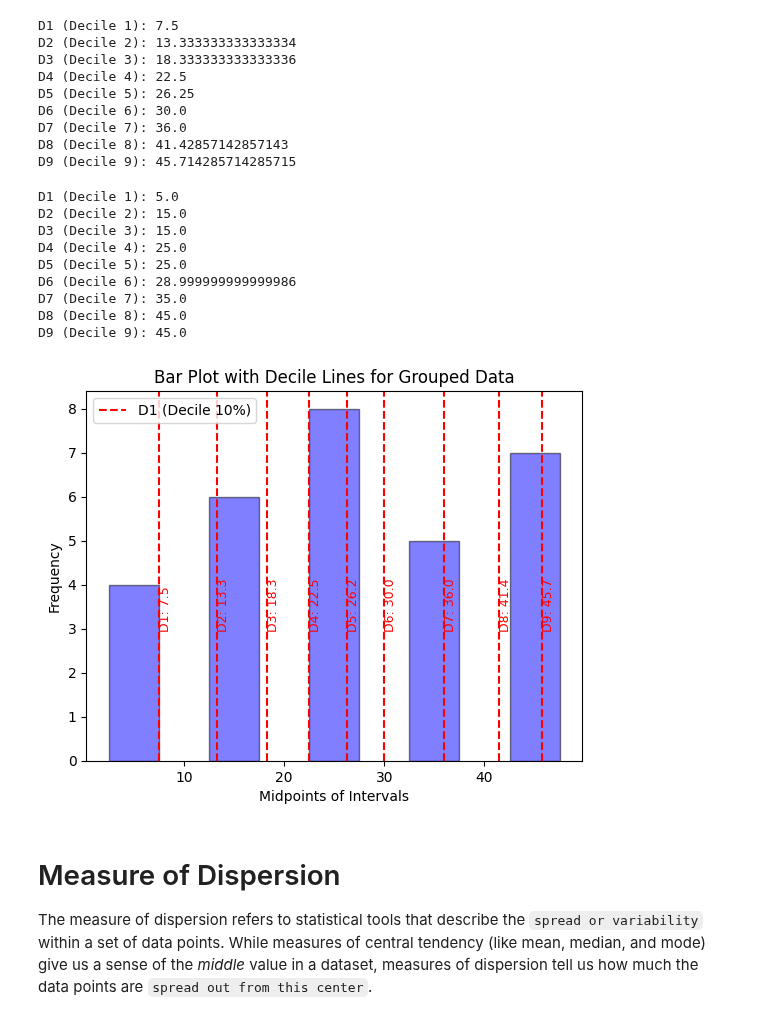
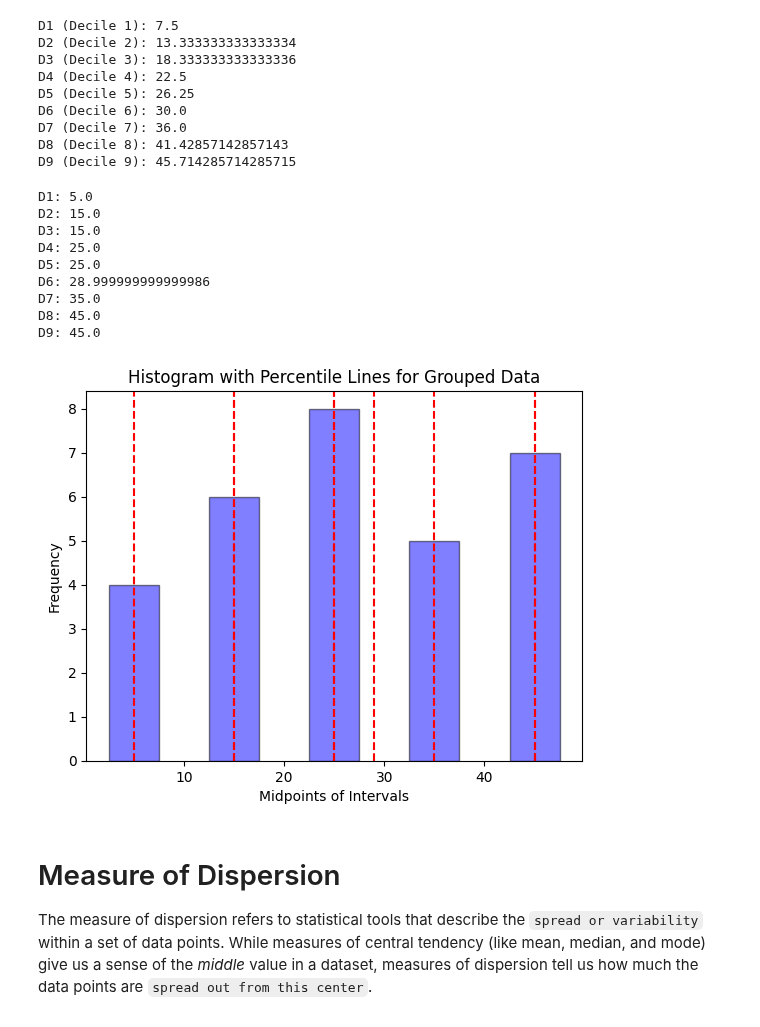
Before and after one commit to imranhasan22/handbook_imran, a Jupyter notebook: ai/Statistics.ipynb, the cells around one changed output. Cells and saved outputs as stored; diff of their text form; code cells hidden in the pictures.

```diff
--- a/ai/Statistics.ipynb
+++ b/ai/Statistics.ipynb
@@ -1198,43 +1182,40 @@ D8 (Decile 8): 41.42857142857143
 D9 (Decile 9): 45.714285714285715
 # %%
 # Pandas Implementation
-# Repeat the midpoints based on the frequencies (to simulate raw data)
-expanded_data = np.repeat(df['Midpoint'], df['Frequency'])
+expanded_data = []
+for index, row in df.iterrows():
+    # Replicate each midpoint based on the frequency of the interval
+    expanded_data.extend([row['Midpoint']] * int(row['Frequency']))
 
-# Convert to a pandas Series
+# Create a pandas Series from the expanded data
 expanded_series = pd.Series(expanded_data)
 
-# Use Pandas quantile to calculate deciles
-deciles = expanded_series.quantile([i/10 for i in range(1, 10)])
+# Calculate deciles (D1 to D9)
+deciles = {f"D{i}": expanded_series.quantile(i / 10) for i in range(1, 10)}
 
-# Display the calculated deciles
-for i, decile in enumerate(deciles, start=1):
-    print(f"D{i} (Decile {i}): {decile}")
+for decile, value in deciles.items():
+    print(f"{decile}: {value}")
 # %% [output]
-D1 (Decile 1): 5.0
-D2 (Decile 2): 15.0
-D3 (Decile 3): 15.0
-D4 (Decile 4): 25.0
-D5 (Decile 5): 25.0
-D6 (Decile 6): 28.999999999999986
-D7 (Decile 7): 35.0
-D8 (Decile 8): 45.0
-D9 (Decile 9): 45.0
+D1: 5.0
+D2: 15.0
+D3: 15.0
+D4: 25.0
+D5: 25.0
+D6: 28.999999999999986
+D7: 35.0
+D8: 45.0
+D9: 45.0
 # %%
 # Visualization
 plt.bar(df['Midpoint'], df['Frequency'], width=5, alpha=0.5, color='blue', edgecolor='black')
-
-# Add lines for each decile
-for i, decile in enumerate(deciles_grouped, 1):
-    plt.axvline(decile, color='r', linestyle='--', label=f'D{i} (Decile {i*10}%)' if i == 1 else None)
-    plt.text(decile, max(df['Frequency']) - 5, f'D{i}: {decile:.1f}', color='red', fontsize=9, rotation=90)
-plt.title('Bar Plot with Decile Lines for Grouped Data')
+for decile, value in deciles.items():
+    plt.axvline(value, color='r', linestyle='--', label={decile})
+plt.title('Histogram with Percentile Lines for Grouped Data')
 plt.xlabel('Midpoints of Intervals')
 plt.ylabel('Frequency')
-plt.legend(loc='upper left')
 plt.show()
 # %% [output]
-[figure, old version]
+[figure, new version]
 # %% [markdown]
 # Measure of Dispersion
 The measure of dispersion refers to statistical tools that describe the `spread or variability` within a set of data points. While measures of central tendency (like mean, median, and mode) give us a sense of the *middle* value in a dataset, measures of dispersion tell us how much the data points are `spread out from this center`.
```
Also changed, not shown: parts of 3 cells of this notebook.
